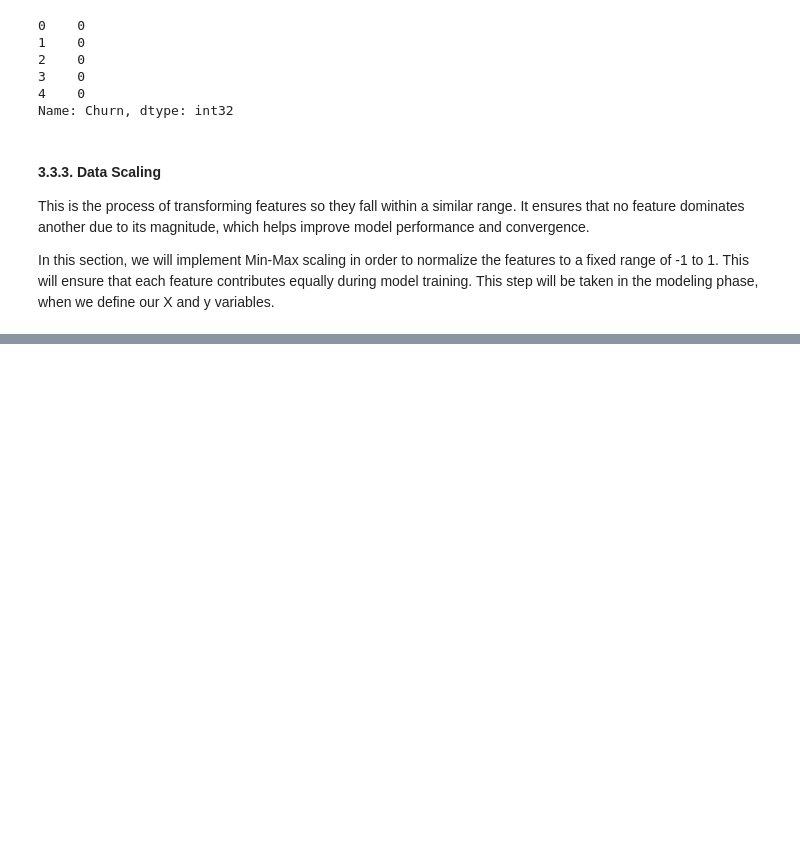
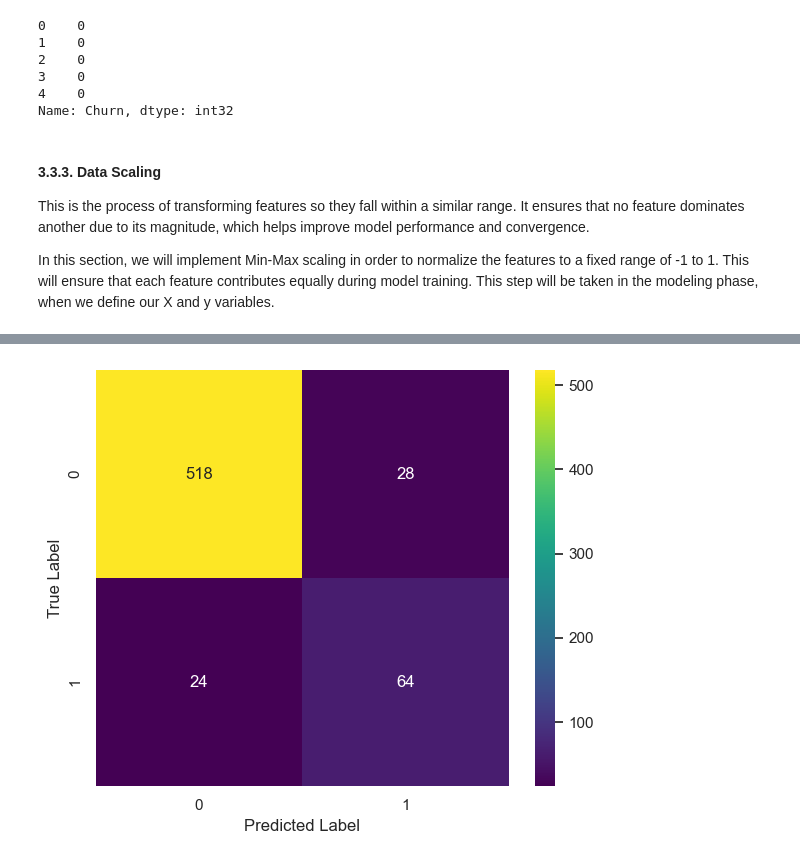
Before and after one commit to Mangelepa/Group5-phase3-project, a Jupyter notebook: phase3 project.ipynb, the cells around one changed output, grey strips where cells are left out. Saved outputs shown, nothing was run; the diff lists cells and outputs as text; code cells hidden in the pictures; blank space fills up the shorter version.

```diff
--- a/phase3 project.ipynb
+++ b/phase3 project.ipynb
@@ -719,0 +966,5 @@ In this section, we will implement Min-Max scaling in order to normalize the fea
+# %%
+# plot the confusion matrix
+plot_confusion_matrix(y_test, y_pred_ran, class_labels=[0, 1])
+# %% [output]
+[figure, added]
```
Also changed, not shown: parts of 48 cells of this notebook, 1 other file.
